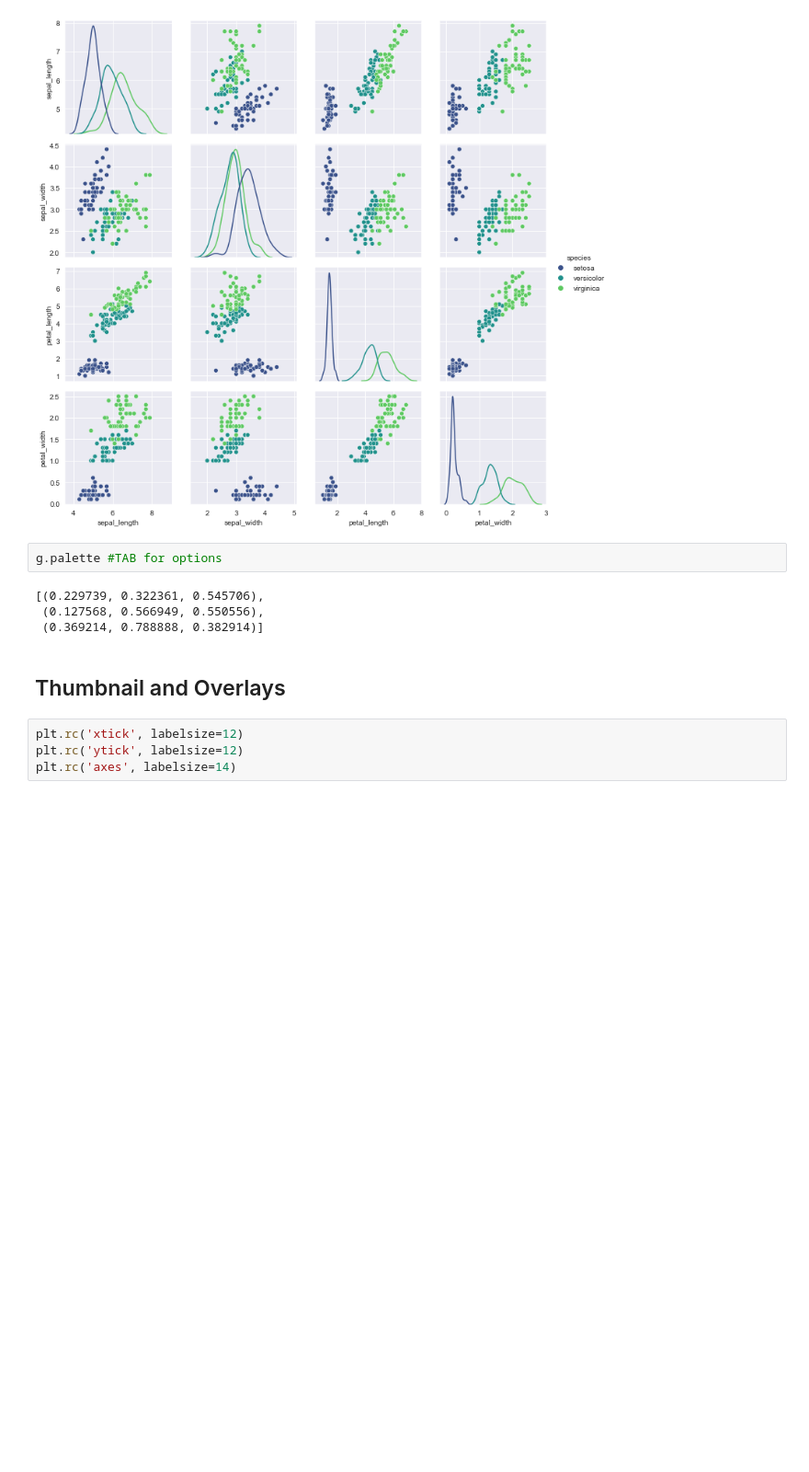
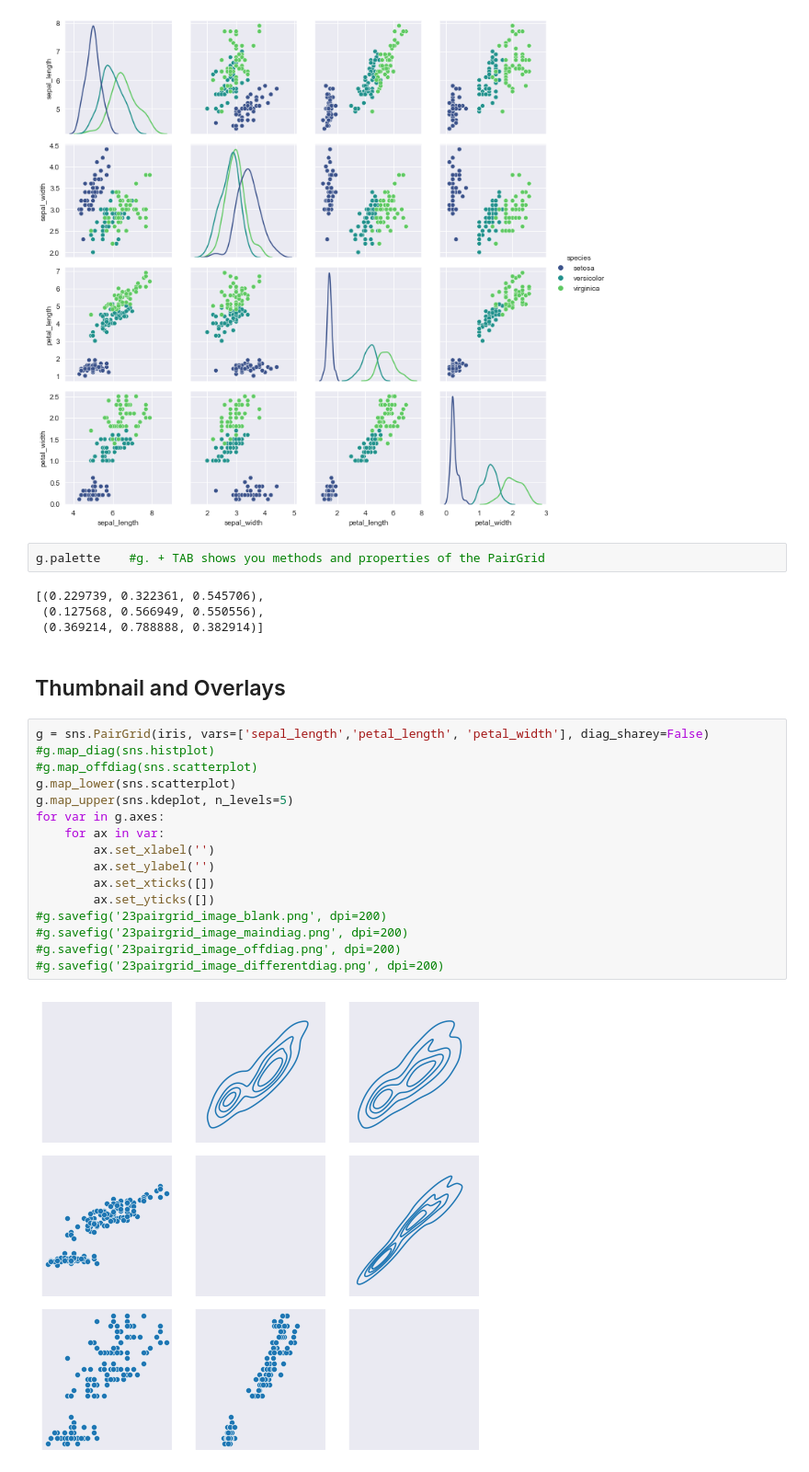
Before and after one commit to kimfetti/Videos, a Jupyter notebook: Seaborn/23_PairGrid.ipynb, the cells around one changed output. Shown at 92% size. Saved outputs shown, nothing was run; the diff lists cells and outputs as text; blank space fills up the shorter version.

Commit message:
update pairgrid thumbnail code

```diff
--- a/Seaborn/23_PairGrid.ipynb
+++ b/Seaborn/23_PairGrid.ipynb
@@ -134,15 +134,29 @@ g.map_offdiag(sns.scatterplot)
 g.add_legend();
 # %% [output]
 [figure]
-# %%
-g.palette #TAB for options
-# %% [output]
-[(0.229739, 0.322361, 0.545706),
- (0.127568, 0.566949, 0.550556),
- (0.369214, 0.788888, 0.382914)]
+# %%
+g.palette    #g. + TAB shows you methods and properties of the PairGrid
+# %% [output]
+[(0.229739, 0.322361, 0.545706),
+ (0.127568, 0.566949, 0.550556),
+ (0.369214, 0.788888, 0.382914)]
 # %% [markdown]
 ## Thumbnail and Overlays
-# %%
-plt.rc('xtick', labelsize=12)
-plt.rc('ytick', labelsize=12)
-plt.rc('axes', labelsize=14)
+# %%
+g = sns.PairGrid(iris, vars=['sepal_length','petal_length', 'petal_width'], diag_sharey=False)
+#g.map_diag(sns.histplot)
+#g.map_offdiag(sns.scatterplot)
+g.map_lower(sns.scatterplot)
+g.map_upper(sns.kdeplot, n_levels=5)
+for var in g.axes:
+    for ax in var:
+        ax.set_xlabel('')
+        ax.set_ylabel('')
+        ax.set_xticks([])
+        ax.set_yticks([])
+#g.savefig('23pairgrid_image_blank.png', dpi=200)
+#g.savefig('23pairgrid_image_maindiag.png', dpi=200)
+#g.savefig('23pairgrid_image_offdiag.png', dpi=200)
+#g.savefig('23pairgrid_image_differentdiag.png', dpi=200)
+# %% [output]
+[figure, added]
```
Also changed, not shown: parts of 5 cells of this notebook.
